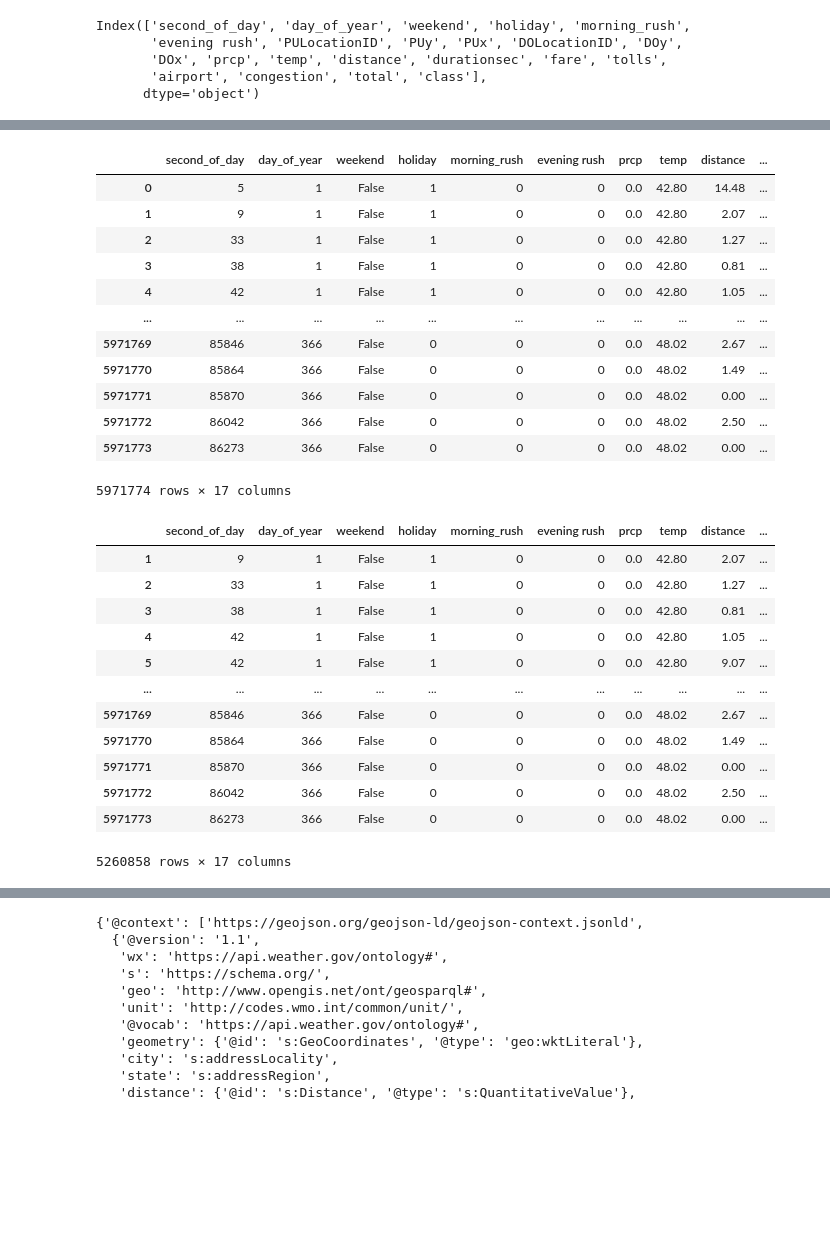
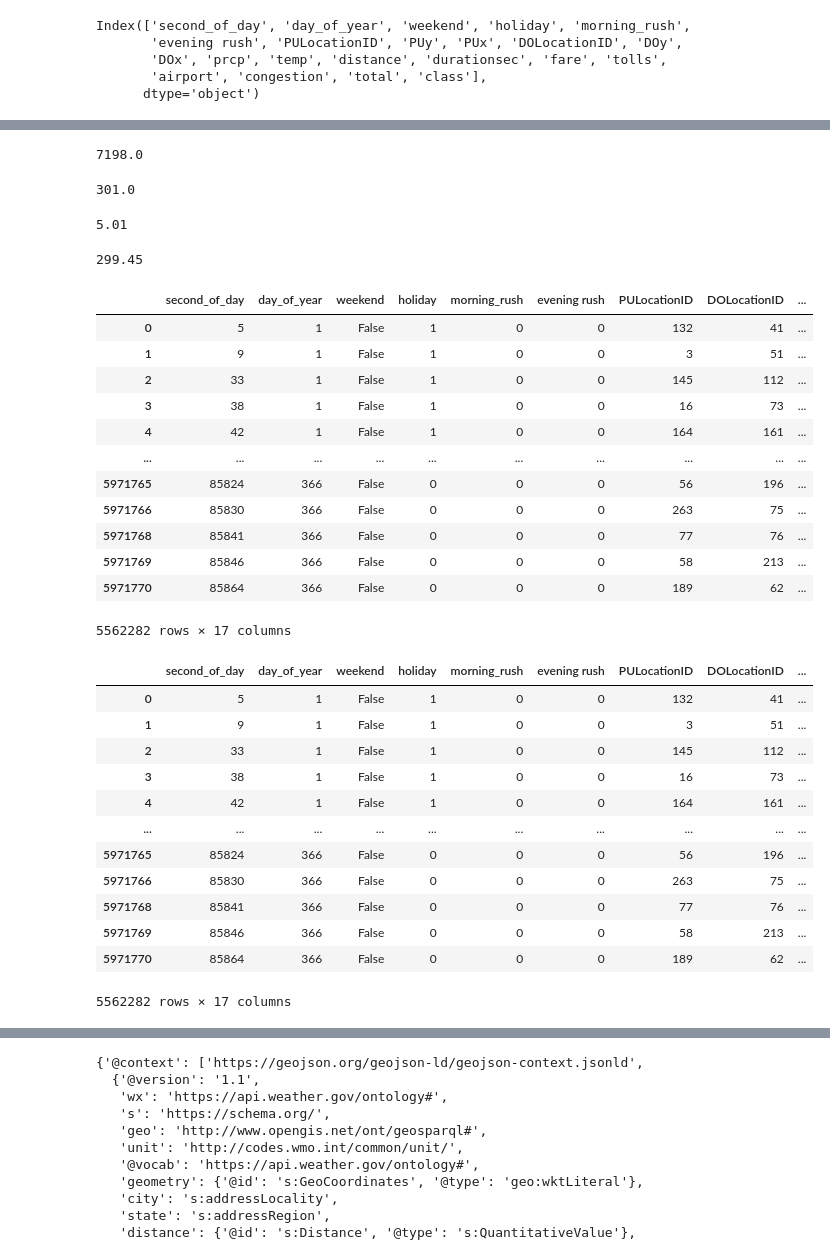
Before and after one commit to Krinnik/ny_ride_fair_optimization, a Jupyter notebook: sandboxes/nik_folder/nik_app_PROTOTYPE.ipynb, the cells around one changed output, grey strips where cells are left out. Drawn from its saved outputs; the diff is of its cells as text; code cells hidden in the pictures; blank space fills up the shorter version.

```diff
--- a/sandboxes/nik_folder/nik_app_PROTOTYPE.ipynb
+++ b/sandboxes/nik_folder/nik_app_PROTOTYPE.ipynb
@@ -217,45 +170,65 @@ df
+# %%
+df = df[df['durationsec'] < 7200]
+df['durationsec'].max()
+# %% [output]
+7198.0
+# %%
+df = df[df['durationsec'] > 300]
+df['durationsec'].min()
+# %% [output]
+301.0
+# %%
+df = df[df['total'] > 5]
+df['total'].min()
+# %% [output]
+5.01
+# %%
+df = df[df['total'] < 300]
+df['total'].max()
+# %% [output]
+299.45
 # %%
 # prep df for duration model
 df_2 = df.copy()
 
-df_2 = df_2.drop(['fare', 'PULocationID', 'DOLocationID', 'PULocationID_price_encoded', 'DOLocationID_price_encoded', 'PUx', 'PUy', 'DOx', 'DOy', 'tolls', 'total'],axis=1)
+df_2 = df_2.drop(['fare', 'PUx', 'PUy', 'DOx', 'DOy', 'tolls', 'total'],axis=1)
 
 df_2
 # %% [output]
-|  | second_of_day | day_of_year | weekend | holiday | morning_rush | evening rush | prcp | temp | distance | ... |
-| 0 | 5 | 1 | False | 1 | 0 | 0 | 0.0 | 42.80 | 14.48 | ... |
-| 1 | 9 | 1 | False | 1 | 0 | 0 | 0.0 | 42.80 | 2.07 | ... |
-| 2 | 33 | 1 | False | 1 | 0 | 0 | 0.0 | 42.80 | 1.27 | ... |
-| 3 | 38 | 1 | False | 1 | 0 | 0 | 0.0 | 42.80 | 0.81 | ... |
-| 4 | 42 | 1 | False | 1 | 0 | 0 | 0.0 | 42.80 | 1.05 | ... |
-| ... | ... | ... | ... | ... | ... | ... | ... | ... | ... | ... |
-| 5971769 | 85846 | 366 | False | 0 | 0 | 0 | 0.0 | 48.02 | 2.67 | ... |
-| 5971770 | 85864 | 366 | False | 0 | 0 | 0 | 0.0 | 48.02 | 1.49 | ... |
-| 5971771 | 85870 | 366 | False | 0 | 0 | 0 | 0.0 | 48.02 | 0.00 | ... |
-| 5971772 | 86042 | 366 | False | 0 | 0 | 0 | 0.0 | 48.02 | 2.50 | ... |
-| 5971773 | 86273 | 366 | False | 0 | 0 | 0 | 0.0 | 48.02 | 0.00 | ... |
+|  | second_of_day | day_of_year | weekend | holiday | morning_rush | evening rush | PULocationID | DOLocationID | ... |
+| 0 | 5 | 1 | False | 1 | 0 | 0 | 132 | 41 | ... |
+| 1 | 9 | 1 | False | 1 | 0 | 0 | 3 | 51 | ... |
+| 2 | 33 | 1 | False | 1 | 0 | 0 | 145 | 112 | ... |
+| 3 | 38 | 1 | False | 1 | 0 | 0 | 16 | 73 | ... |
+| 4 | 42 | 1 | False | 1 | 0 | 0 | 164 | 161 | ... |
+| ... | ... | ... | ... | ... | ... | ... | ... | ... | ... |
+| 5971765 | 85824 | 366 | False | 0 | 0 | 0 | 56 | 196 | ... |
+| 5971766 | 85830 | 366 | False | 0 | 0 | 0 | 263 | 75 | ... |
+| 5971768 | 85841 | 366 | False | 0 | 0 | 0 | 77 | 76 | ... |
+| 5971769 | 85846 | 366 | False | 0 | 0 | 0 | 58 | 213 | ... |
+| 5971770 | 85864 | 366 | False | 0 | 0 | 0 | 189 | 62 | ... |
-5971774 rows × 17 columns
+5562282 rows × 17 columns
 # %%
 # prep df for price model
-df = df.loc[(df['tolls'] == 0)]
+#df = df.loc[(df['tolls'] == 0)]
 
-df = df.drop(['fare', 'PULocationID', 'DOLocationID', 'PULocationID_duration_encoded', 'DOLocationID_duration_encoded', 'PUx', 'PUy', 'DOx', 'DOy', 'tolls', 'durationsec'], axis=1)
+df = df.drop(['fare', 'PUx', 'PUy', 'DOx', 'DOy', 'tolls', 'durationsec'], axis=1)
 
 df
 # %% [output]
-|  | second_of_day | day_of_year | weekend | holiday | morning_rush | evening rush | prcp | temp | distance | ... |
-| 1 | 9 | 1 | False | 1 | 0 | 0 | 0.0 | 42.80 | 2.07 | ... |
-| 2 | 33 | 1 | False | 1 | 0 | 0 | 0.0 | 42.80 | 1.27 | ... |
-| 3 | 38 | 1 | False | 1 | 0 | 0 | 0.0 | 42.80 | 0.81 | ... |
-| 4 | 42 | 1 | False | 1 | 0 | 0 | 0.0 | 42.80 | 1.05 | ... |
-| 5 | 42 | 1 | False | 1 | 0 | 0 | 0.0 | 42.80 | 9.07 | ... |
-| ... | ... | ... | ... | ... | ... | ... | ... | ... | ... | ... |
-| 5971769 | 85846 | 366 | False | 0 | 0 | 0 | 0.0 | 48.02 | 2.67 | ... |
-| 5971770 | 85864 | 366 | False | 0 | 0 | 0 | 0.0 | 48.02 | 1.49 | ... |
-| 5971771 | 85870 | 366 | False | 0 | 0 | 0 | 0.0 | 48.02 | 0.00 | ... |
-| 5971772 | 86042 | 366 | False | 0 | 0 | 0 | 0.0 | 48.02 | 2.50 | ... |
-| 5971773 | 86273 | 366 | False | 0 | 0 | 0 | 0.0 | 48.02 | 0.00 | ... |
+|  | second_of_day | day_of_year | weekend | holiday | morning_rush | evening rush | PULocationID | DOLocationID | ... |
+| 0 | 5 | 1 | False | 1 | 0 | 0 | 132 | 41 | ... |
+| 1 | 9 | 1 | False | 1 | 0 | 0 | 3 | 51 | ... |
+| 2 | 33 | 1 | False | 1 | 0 | 0 | 145 | 112 | ... |
+| 3 | 38 | 1 | False | 1 | 0 | 0 | 16 | 73 | ... |
+| 4 | 42 | 1 | False | 1 | 0 | 0 | 164 | 161 | ... |
+| ... | ... | ... | ... | ... | ... | ... | ... | ... | ... |
+| 5971765 | 85824 | 366 | False | 0 | 0 | 0 | 56 | 196 | ... |
+| 5971766 | 85830 | 366 | False | 0 | 0 | 0 | 263 | 75 | ... |
+| 5971768 | 85841 | 366 | False | 0 | 0 | 0 | 77 | 76 | ... |
+| 5971769 | 85846 | 366 | False | 0 | 0 | 0 | 58 | 213 | ... |
+| 5971770 | 85864 | 366 | False | 0 | 0 | 0 | 189 | 62 | ... |
-5260858 rows × 17 columns
+5562282 rows × 17 columns
 # %%
 df_2.columns
 # %% [output]
```
Also changed, not shown: parts of 33 cells of this notebook, 8 other files.
